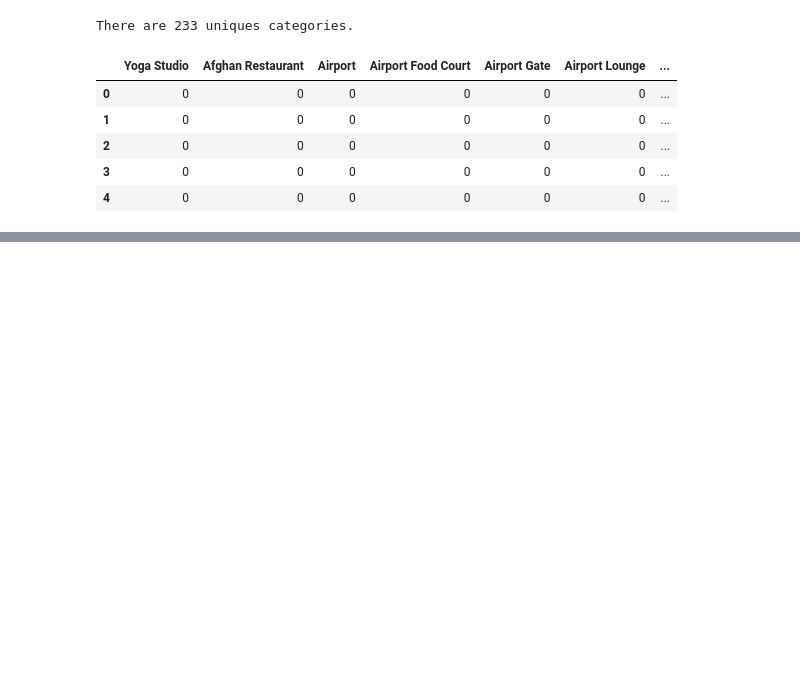
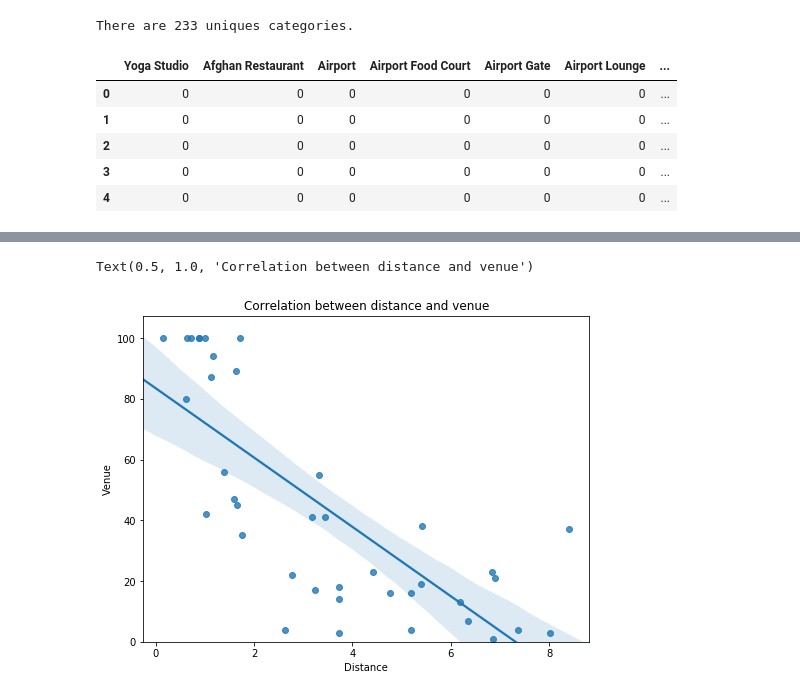
Before and after one commit to Jeyakumargd/Coursera_Capstone, a Jupyter notebook: Battle of Neighbourhood.ipynb, the cells around one changed output, grey strips where cells are left out. Cells and saved outputs as stored; diff of their text form; code cells hidden in the pictures; blank space fills up the shorter version.

```diff
--- a/Battle of Neighbourhood.ipynb
+++ b/Battle of Neighbourhood.ipynb
@@ -603,0 +526,3 @@ toronto_merged.head() # check the last columns!
+# %%
+neig_lat_long1 = dftor[['Neighborhood','Latitude','Longitude']].reset_index(drop=True)
+neig_lat_long1.head()
@@ -603,0 +552,28 @@ toronto_merged.head() # check the last columns!
+# %%
+# Calculate the distance between each neighborhood and yonge-dundas square
+import math
+from math import sin, cos, sqrt, atan2
+
+
+ddf = []
+for ind in neig_lat_long.index:
+  R = 6373.0
+  lat1 = math.radians(latitude)
+  lon1 = math.radians(longitude)
+
+  lat2 = math.radians(neig_lat_long['Latitude'][ind])
+  lon2 = math.radians(neig_lat_long['Longitude'][ind])
+
+  dlon = lon2 - lon1
+  dlat = lat2 - lat1
+
+  a = sin(dlat / 2)**2 + cos(lat1) * cos(lat2) * sin(dlon / 2)**2
+  c = 2 * atan2(sqrt(a), sqrt(1 - a))
+
+  distance = R * c
+  #print(round(distance,3))
+  ddf.append([neig_lat_long['Neighborhood'][ind], neig_lat_long['Latitude'][ind],neig_lat_long['Longitude'][ind], neig_lat_long['Venue'][ind],round(distance,3)])
+
+ddn = pd.DataFrame(ddf)
+ddn.columns = ['Neighborhood', 'Latitude', 'Longitude', 'Venue', 'Distance']
+ddn.head()
@@ -603,0 +587,14 @@ toronto_merged.head() # check the last columns!
+# %%
+import seaborn as sns
+import matplotlib.pyplot as plt
+%matplotlib inline
+
+width = 8
+height = 6
+plt.figure(figsize=(width, height))
+sns.regplot(x="Distance", y="Venue", data=ddn)
+plt.ylim(0,)
+plt.title('Correlation between distance and venue')
+# %% [output]
+Text(0.5, 1.0, 'Correlation between distance and venue')
+[figure, added]
```
Also changed, not shown: parts of 45 cells of this notebook.
